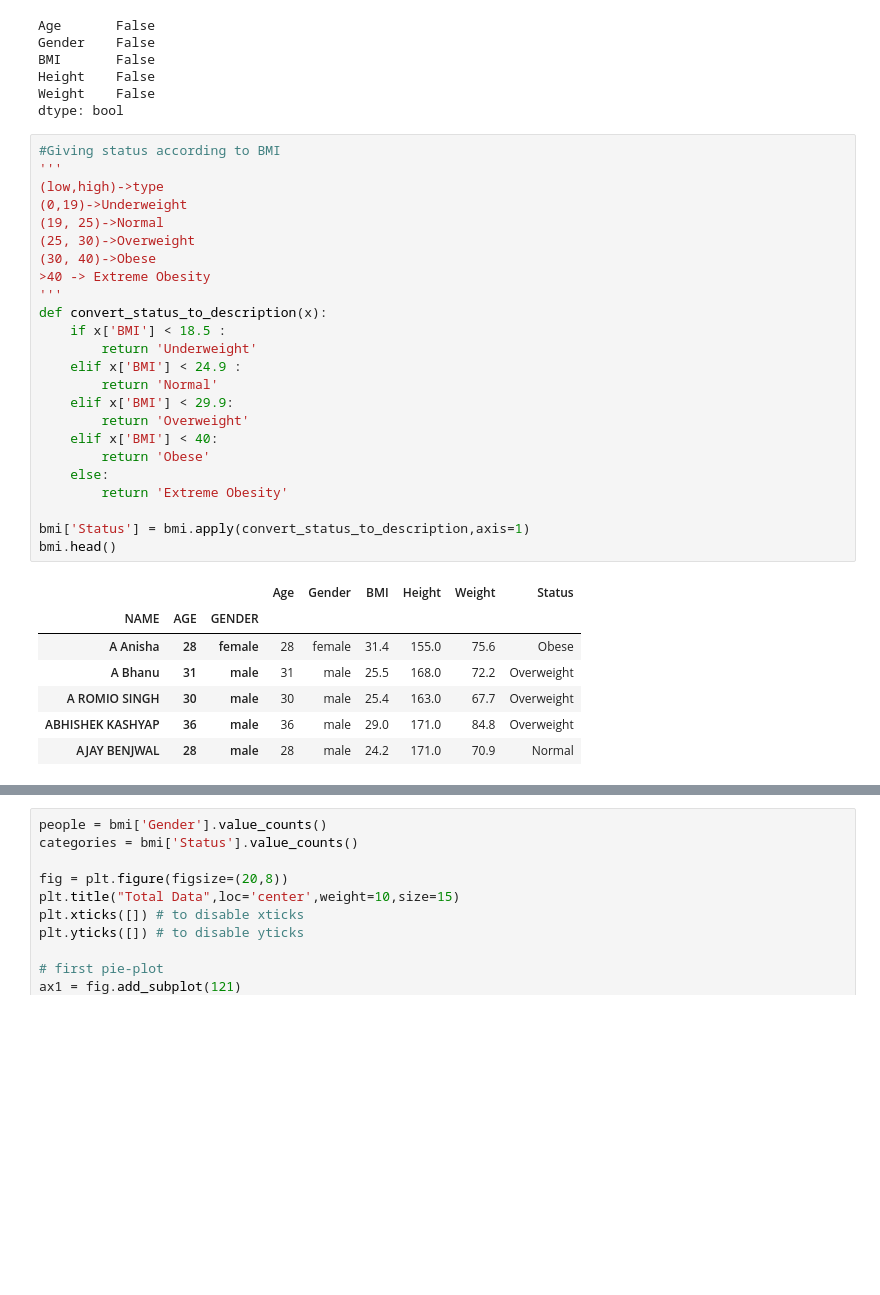
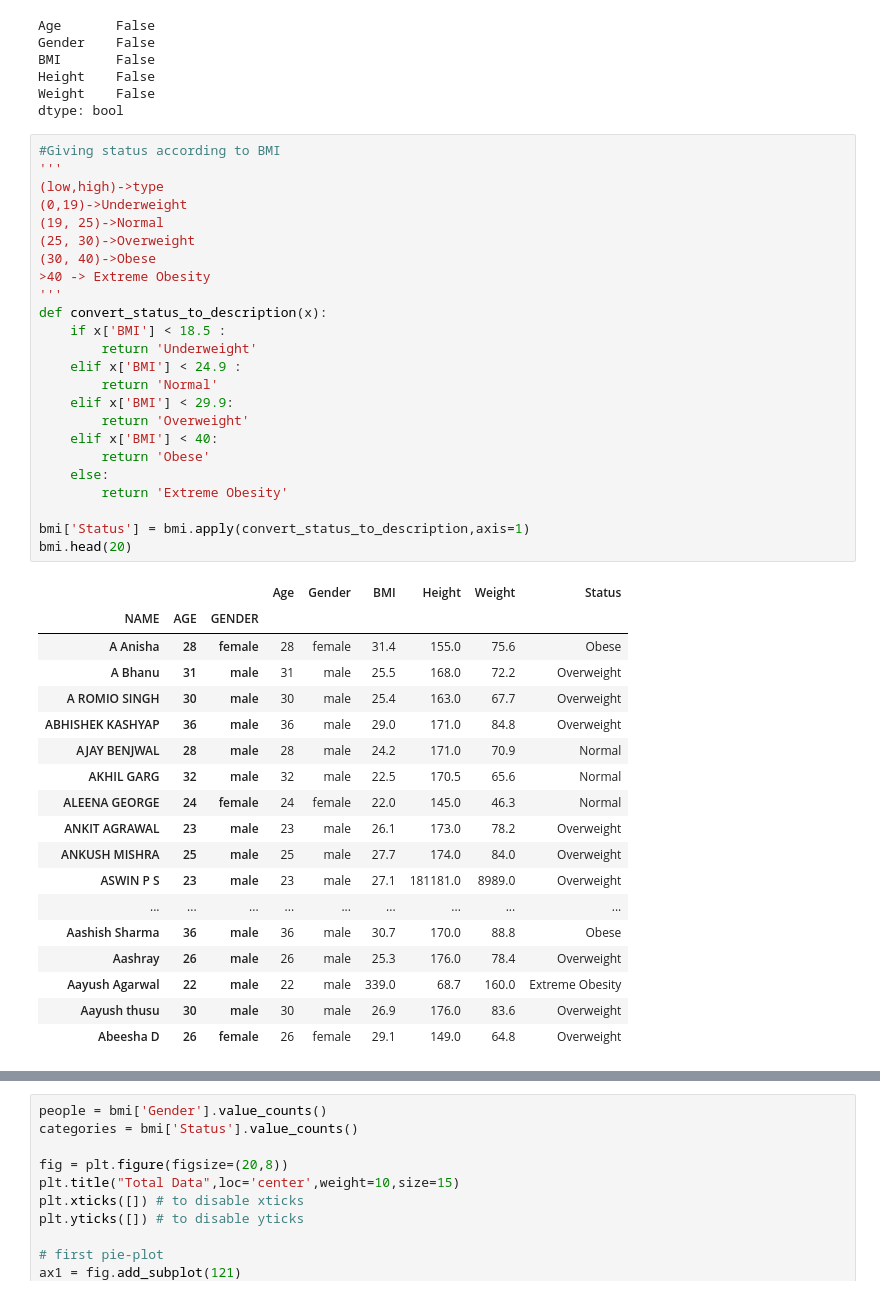
Before and after one commit to Ishanbhatia98/Niroggyan, a Jupyter notebook: Get_active_data_analysis/notebooks/BMI_analysis.ipynb, the cells around one changed output, grey strips where cells are left out. Cells and saved outputs as stored; diff of their text form; blank space fills up the shorter version.

```diff
--- a/Get_active_data_analysis/notebooks/BMI_analysis.ipynb
+++ b/Get_active_data_analysis/notebooks/BMI_analysis.ipynb
@@ -122,31 +133,42 @@ dtype: bool
 #Giving status according to BMI
 '''
 (low,high)->type
 (0,19)->Underweight
 (19, 25)->Normal
 (25, 30)->Overweight
 (30, 40)->Obese
 >40 -> Extreme Obesity
 '''
 def convert_status_to_description(x):
     if x['BMI'] < 18.5 :
         return 'Underweight'
     elif x['BMI'] < 24.9 :
         return 'Normal'
     elif x['BMI'] < 29.9:
         return 'Overweight'
     elif x['BMI'] < 40:
         return 'Obese'
     else:
         return 'Extreme Obesity'
 
 bmi['Status'] = bmi.apply(convert_status_to_description,axis=1)
-bmi.head()
+bmi.head(20)
 # %% [output]
 |  |  |  | Age | Gender | BMI | Height | Weight | Status |
 | NAME | AGE | GENDER |  |  |  |  |  |  |
 | A Anisha | 28 | female | 28 | female | 31.4 | 155.0 | 75.6 | Obese |
 | A Bhanu | 31 | male | 31 | male | 25.5 | 168.0 | 72.2 | Overweight |
 | A ROMIO SINGH | 30 | male | 30 | male | 25.4 | 163.0 | 67.7 | Overweight |
 | ABHISHEK KASHYAP | 36 | male | 36 | male | 29.0 | 171.0 | 84.8 | Overweight |
 | AJAY BENJWAL | 28 | male | 28 | male | 24.2 | 171.0 | 70.9 | Normal |
+| AKHIL GARG | 32 | male | 32 | male | 22.5 | 170.5 | 65.6 | Normal |
+| ALEENA GEORGE | 24 | female | 24 | female | 22.0 | 145.0 | 46.3 | Normal |
+| ANKIT AGRAWAL | 23 | male | 23 | male | 26.1 | 173.0 | 78.2 | Overweight |
+| ANKUSH MISHRA | 25 | male | 25 | male | 27.7 | 174.0 | 84.0 | Overweight |
+| ASWIN P S | 23 | male | 23 | male | 27.1 | 181181.0 | 8989.0 | Overweight |
+| ... | ... | ... | ... | ... | ... | ... | ... | ... |
+| Aashish Sharma | 36 | male | 36 | male | 30.7 | 170.0 | 88.8 | Obese |
+| Aashray | 26 | male | 26 | male | 25.3 | 176.0 | 78.4 | Overweight |
+| Aayush Agarwal | 22 | male | 22 | male | 339.0 | 68.7 | 160.0 | Extreme Obesity |
+| Aayush thusu | 30 | male | 30 | male | 26.9 | 176.0 | 83.6 | Overweight |
+| Abeesha D | 26 | female | 26 | female | 29.1 | 149.0 | 64.8 | Overweight |
```
Also changed, not shown: parts of 4 cells of this notebook, 30 other files.
